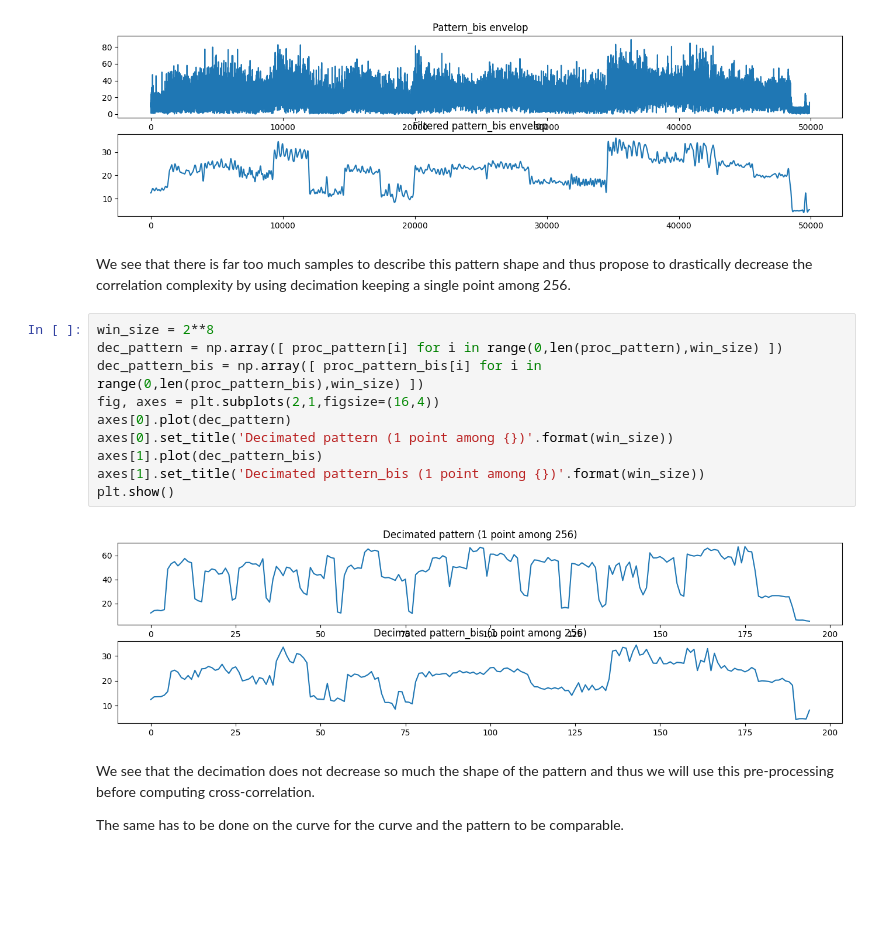
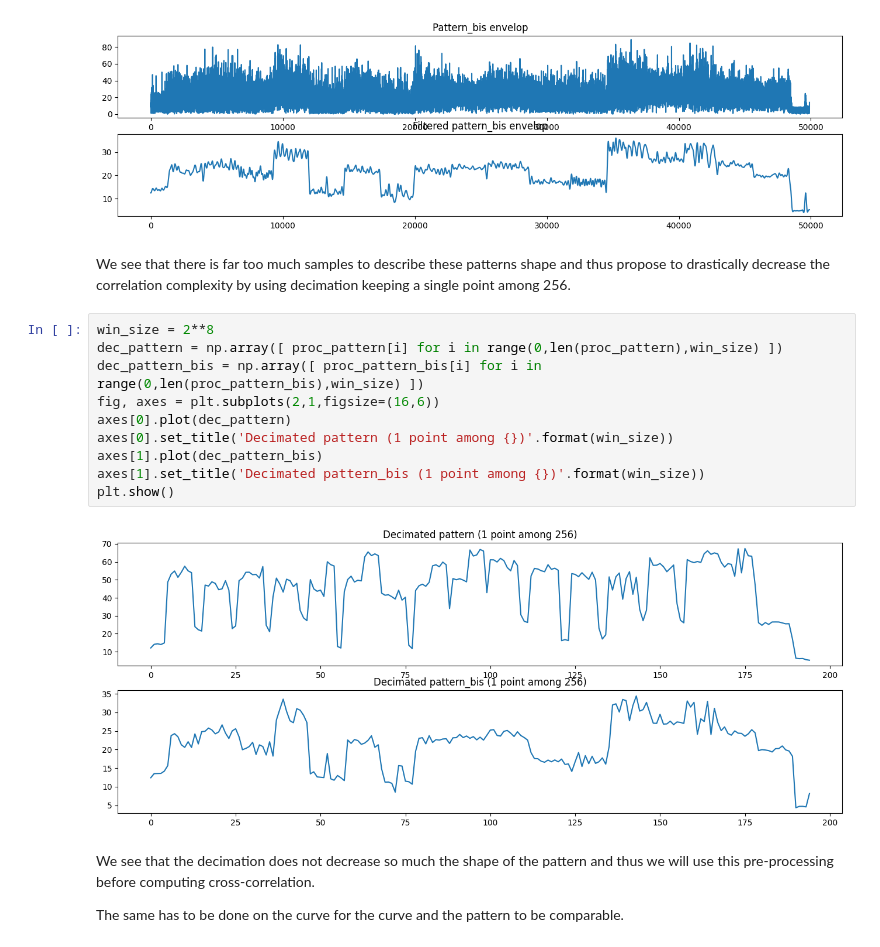
Before and after one commit to Bolster2k/sca-bike, a Jupyter notebook: Outer-Iterations Detection (C implementation).ipynb, the cells around one changed output. Saved outputs shown, nothing was run; the diff lists cells and outputs as text; blank space fills up the shorter version.

Commit message:
patter_bis finished

```diff
--- a/Outer-Iterations Detection (C implementation).ipynb
+++ b/Outer-Iterations Detection (C implementation).ipynb
@@ -184,19 +156,19 @@ plt.show()
 # %% [output]
 [figure]
 # %% [markdown]
-We see that there is far too much samples to describe this pattern shape and thus propose to drastically decrease the correlation complexity by using decimation keeping a single point among 256.
+We see that there is far too much samples to describe these patterns shape and thus propose to drastically decrease the correlation complexity by using decimation keeping a single point among 256.
 # %%
 win_size = 2**8
 dec_pattern = np.array([ proc_pattern[i] for i in range(0,len(proc_pattern),win_size) ])
 dec_pattern_bis = np.array([ proc_pattern_bis[i] for i in range(0,len(proc_pattern_bis),win_size) ])
-fig, axes = plt.subplots(2,1,figsize=(16,4))
+fig, axes = plt.subplots(2,1,figsize=(16,6))
 axes[0].plot(dec_pattern)
 axes[0].set_title('Decimated pattern (1 point among {})'.format(win_size))
 axes[1].plot(dec_pattern_bis)
 axes[1].set_title('Decimated pattern_bis (1 point among {})'.format(win_size))
 plt.show()
 # %% [output]
-[figure, old version]
+[figure, new version]
 # %% [markdown]
 We see that the decimation does not decrease so much the shape of the pattern and thus we will use this pre-processing before computing cross-correlation.
 
```
Also changed, not shown: parts of 9 cells of this notebook.
